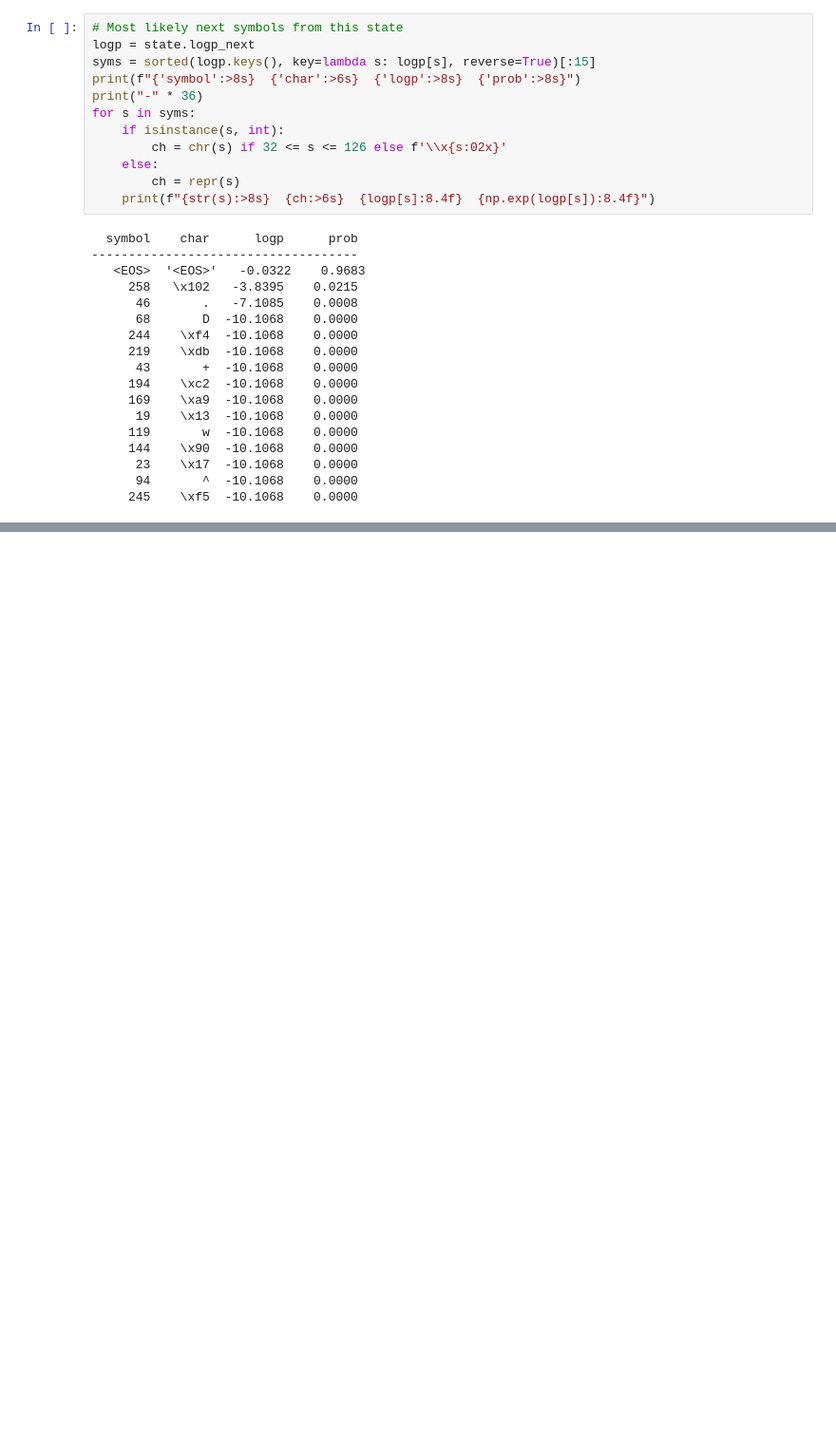
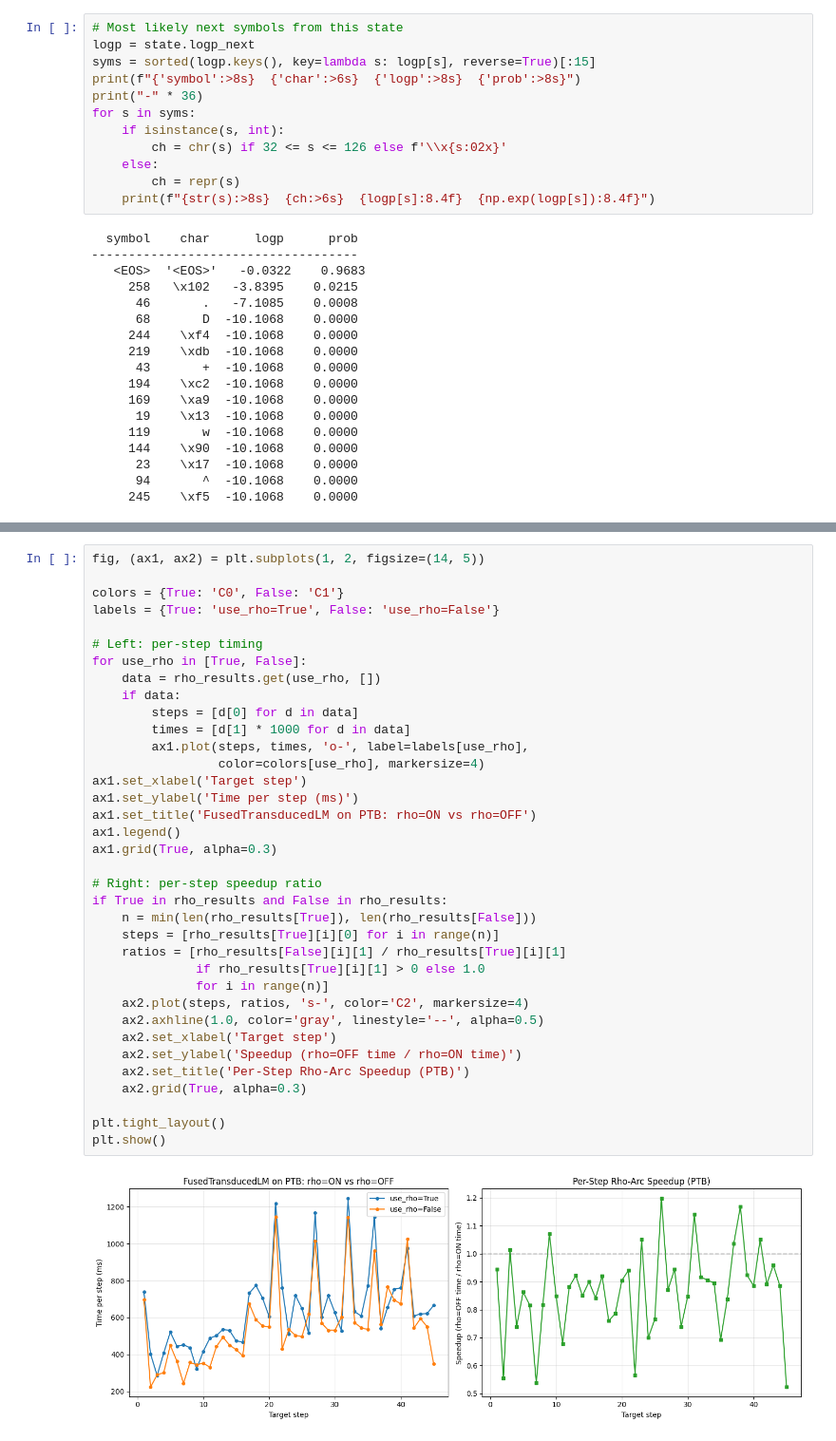
Before and after one commit to timvieira/transduction, a Jupyter notebook: notes/ptb-lm-benchmark.ipynb, the cells around one changed output, grey strips where cells are left out. Shown at 95% size. Cells and saved outputs as stored; diff of their text form; blank space fills up the shorter version.

```diff
--- a/notes/ptb-lm-benchmark.ipynb
+++ b/notes/ptb-lm-benchmark.ipynb
@@ -353,0 +474,38 @@ plt.show()
+# %%
+fig, (ax1, ax2) = plt.subplots(1, 2, figsize=(14, 5))
+
+colors = {True: 'C0', False: 'C1'}
+labels = {True: 'use_rho=True', False: 'use_rho=False'}
+
+# Left: per-step timing
+for use_rho in [True, False]:
+    data = rho_results.get(use_rho, [])
+    if data:
+        steps = [d[0] for d in data]
+        times = [d[1] * 1000 for d in data]
+        ax1.plot(steps, times, 'o-', label=labels[use_rho],
+                 color=colors[use_rho], markersize=4)
+ax1.set_xlabel('Target step')
+ax1.set_ylabel('Time per step (ms)')
+ax1.set_title('FusedTransducedLM on PTB: rho=ON vs rho=OFF')
+ax1.legend()
+ax1.grid(True, alpha=0.3)
+
+# Right: per-step speedup ratio
+if True in rho_results and False in rho_results:
+    n = min(len(rho_results[True]), len(rho_results[False]))
+    steps = [rho_results[True][i][0] for i in range(n)]
+    ratios = [rho_results[False][i][1] / rho_results[True][i][1]
+              if rho_results[True][i][1] > 0 else 1.0
+              for i in range(n)]
+    ax2.plot(steps, ratios, 's-', color='C2', markersize=4)
+    ax2.axhline(1.0, color='gray', linestyle='--', alpha=0.5)
+    ax2.set_xlabel('Target step')
+    ax2.set_ylabel('Speedup (rho=OFF time / rho=ON time)')
+    ax2.set_title('Per-Step Rho-Arc Speedup (PTB)')
+    ax2.grid(True, alpha=0.3)
+
+plt.tight_layout()
+plt.show()
+# %% [output]
+[figure, added]
```
Also changed, not shown: parts of 7 cells of this notebook, 3 other files.
